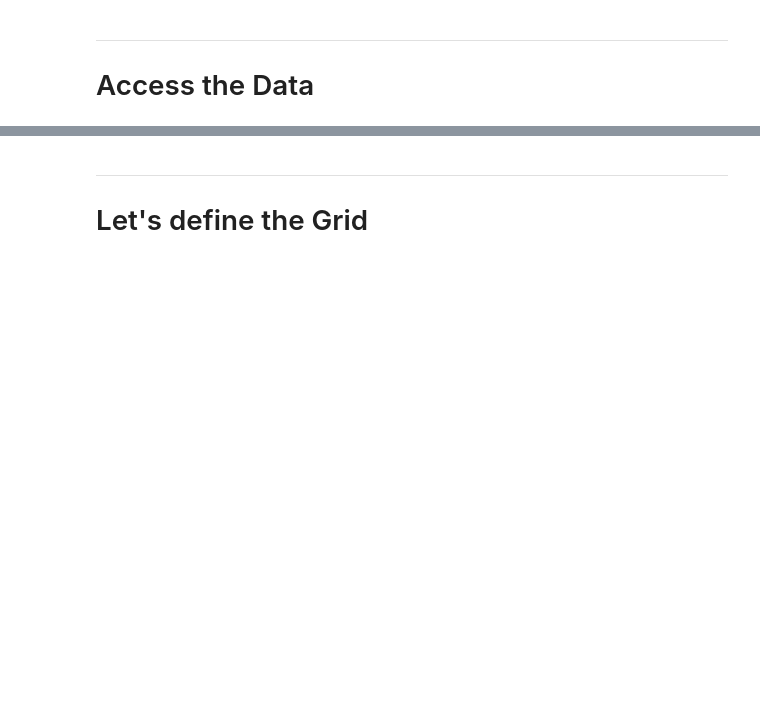
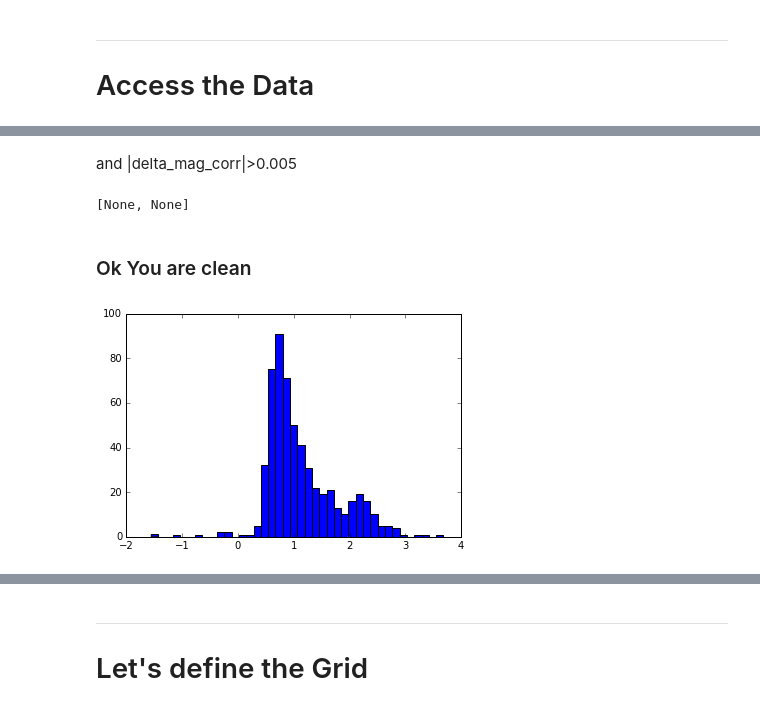
Before and after one commit to MickaelRigault/pyflat, a Jupyter notebook: notebooks/Read_Catalogues.ipynb, the cells around one changed output, grey strips where cells are left out. Drawn from its saved outputs; the diff is of its cells as text; code cells hidden in the pictures; blank space fills up the shorter version.

```diff
--- a/notebooks/Read_Catalogues.ipynb
+++ b/notebooks/Read_Catalogues.ipynb
@@ -75,0 +106,18 @@ _ = [shape.draw_polygon(ax, p, fc=mpl.cm.bone(0.5,0.1), ec="0.5") for p in mpoly
+# %% [markdown]
+and |delta_mag_corr|>0.005
+# %%
+[smap.remove(id_) for id_ in np.asarray(smap.list_id)[np.abs(np.nanmedian(delta_mag_corr.T,axis=0))>0.005]]
+# %% [output]
+[None, None]
+# %% [markdown]
+### Ok You are clean
+# %%
+catindex  = smap.get_catindexes(0.3, stars_only=True, isolated_only=True)
+mag_g = smap.catalogue.get("gmag", catindex)
+mag_i = smap.catalogue.get("imag", catindex)
+catindex_red = catindex[mag_g-mag_i>1.5]
+catindex_blue = catindex[mag_g-mag_i<=1.5]
+# %%
+_ = mpl.hist(mag_g-mag_i, bins=40)
+# %% [output]
+[figure, added]
```
Also changed, not shown: parts of 59 cells of this notebook, 1 other file.
